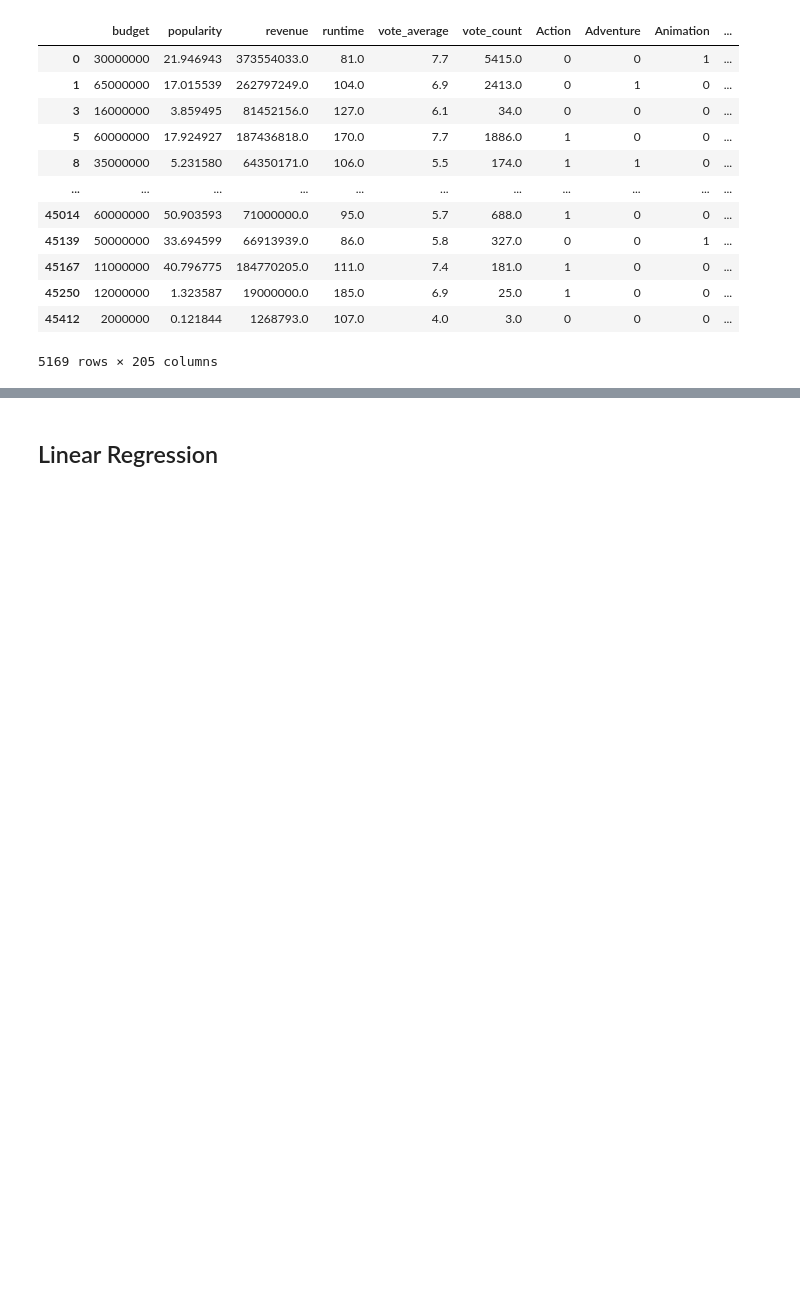
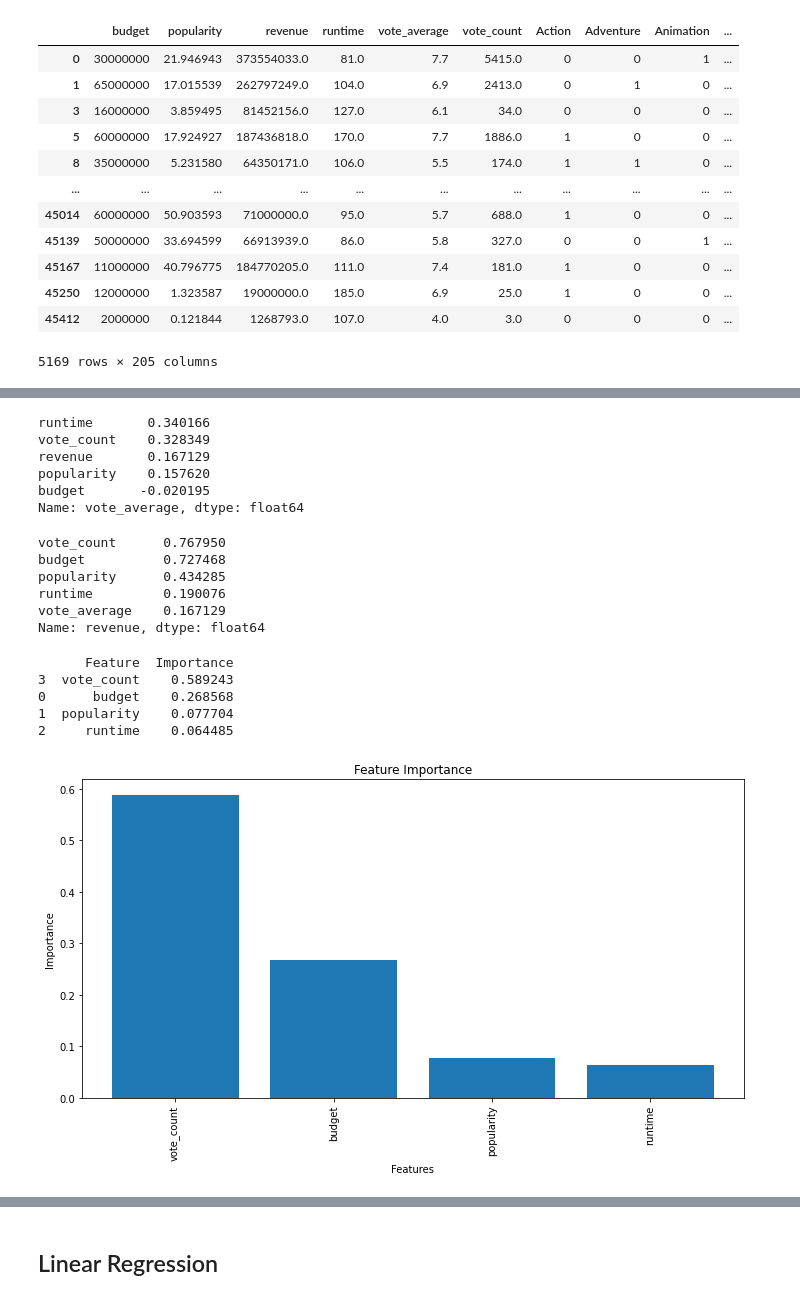
Before and after one commit to COGS118A/Group030-SP23, a Jupyter notebook: FinalProject_Group030-SP23.ipynb, the cells around one changed output, grey strips where cells are left out. Saved outputs shown, nothing was run; the diff lists cells and outputs as text; code cells hidden in the pictures; blank space fills up the shorter version.

```diff
--- a/FinalProject_Group030-SP23.ipynb
+++ b/FinalProject_Group030-SP23.ipynb
@@ -173,0 +192,58 @@ df
+# %%
+correlation = df_heat_map.corr()['vote_average'].drop('vote_average').sort_values(ascending=False)
+print(correlation)
+# %% [output]
+runtime       0.340166
+vote_count    0.328349
+revenue       0.167129
+popularity    0.157620
+budget       -0.020195
+Name: vote_average, dtype: float64
+# %%
+correlation = df_heat_map.corr()['revenue'].drop('revenue').sort_values(ascending=False)
+print(correlation)
+# %% [output]
+vote_count      0.767950
+budget          0.727468
+popularity      0.434285
+runtime         0.190076
+vote_average    0.167129
+Name: revenue, dtype: float64
+# %%
+X = df[selected_columns].drop(['revenue', 'vote_average'], axis=1)
+y_revenue = df['revenue']
+
+# Create a random forest regressor model
+rf = RandomForestRegressor(n_estimators=100, random_state=42)
+
+# Train the model
+rf.fit(X, y_revenue)
+
+# Get feature importance scores
+importance_scores = rf.feature_importances_
+
+# Create a DataFrame to store feature names and importance scores
+feature_importance = pd.DataFrame({'Feature': X.columns, 'Importance': importance_scores})
+
+# Sort the features by importance in descending order
+feature_importance = feature_importance.sort_values('Importance', ascending=False)
+
+# Print the feature importance
+print(feature_importance)
+
+# Visualize feature importance
+plt.figure(figsize=(10, 6))
+plt.bar(feature_importance['Feature'], feature_importance['Importance'])
+plt.xticks(rotation=90)
+plt.xlabel('Features')
+plt.ylabel('Importance')
+plt.title('Feature Importance')
+plt.tight_layout()
+plt.show()
+# %% [output]
+      Feature  Importance
+3  vote_count    0.589243
+0      budget    0.268568
+1  popularity    0.077704
+2     runtime    0.064485
+[figure, added]
```
Also changed, not shown: parts of 7 cells of this notebook.
